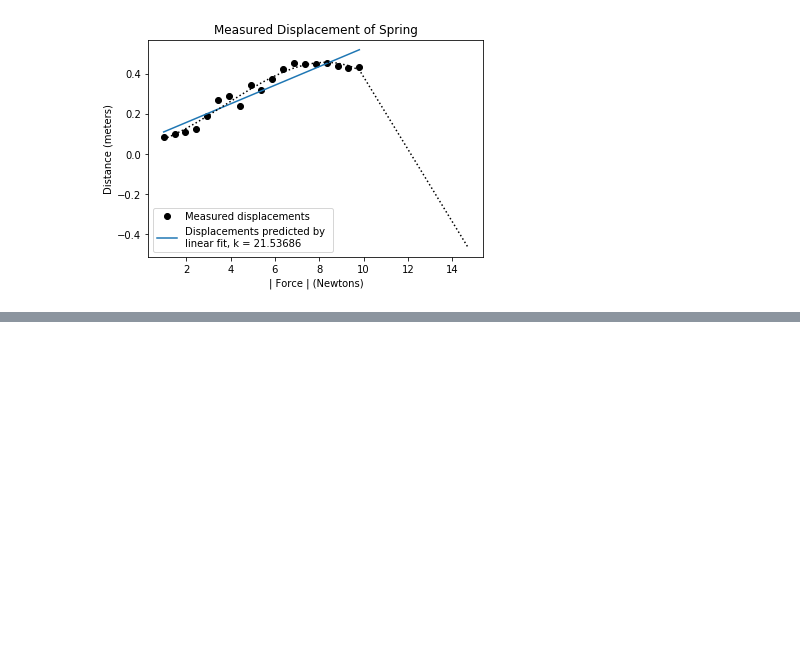
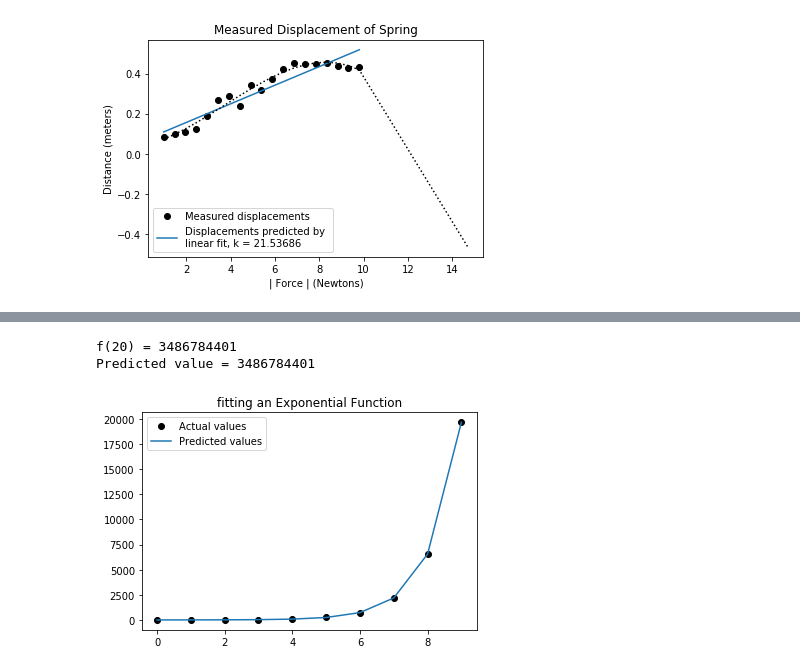
Before and after one commit to hayo0914/ICPP, a Jupyter notebook: 18-Using-Experiment-Data.ipynb, the cells around one changed output, grey strips where cells are left out. Saved outputs shown, nothing was run; the diff lists cells and outputs as text; code cells hidden in the pictures; blank space fills up the shorter version.

```diff
--- a/18-Using-Experiment-Data.ipynb
+++ b/18-Using-Experiment-Data.ipynb
@@ -113,0 +254,53 @@ fitData2('springData.txt')
+# %%
+"""
+指数的に分布するデータ点に対するモデルを構築する例
+"""
+
+import math
+
+def createData(f, xVals):
+    yVals = []
+    for i in xVals:
+        yVals.append(f(xVals[i]))
+    return pylab.array(yVals)
+
+def fitExpData(xVals, yVals):
+    """xValsとyValsを、
+         yVals[i] == f(xVals[i])となる数を保持する配列と仮定する.
+         ただし, fは指数関数とする.
+         log(f(x), base) == ax + bを満たすa, bを返す"""
+    logVals = []
+    for y in yVals:
+        logVals.append(math.log(y, 2.0)) # 底が2の対数を得る
+    fit = pylab.polyfit(xVals, logVals, 1)
+    return fit, 2.0
+
+# Actual values
+xVals = range(10)
+f = lambda x: 3**x
+yVals = createData(f, xVals)
+pylab.plot(xVals, yVals, 'ko', label = 'Actual values')
+
+# Predicted Values
+fit, base = fitExpData(xVals, yVals)
+predictedYVals = []
+for x in xVals:
+    predictedYVals.append(base**pylab.polyval(fit, x))
+pylab.plot(xVals, predictedYVals, label = 'Predicted values')
+pylab.title('fitting an Exponential Function')
+pylab.legend(loc='upper left')
+
+# オリジナルのデータにはないxの値を調べる
+print('f(20) =', f(20))
+print('Predicted value =', int(base**(pylab.polyval(fit, [20]))))
+
+"""
+このようにすれば、関係がy = base**(ax + b)と表されるデータに対するモデルを見つけるためにpolyfitを用いることができる
+しかし、この形で表されないデータに対しては結果は誤ったものになる.
+たとえば、f = lambda x: 3**x + xとすると、モデルは貧弱な予測をするようになる.
+"""
+pass
+# %% [output]
+f(20) = 3486784401
+Predicted value = 3486784401
+[figure, added]
```
Also changed, not shown: parts of 6 cells of this notebook.
